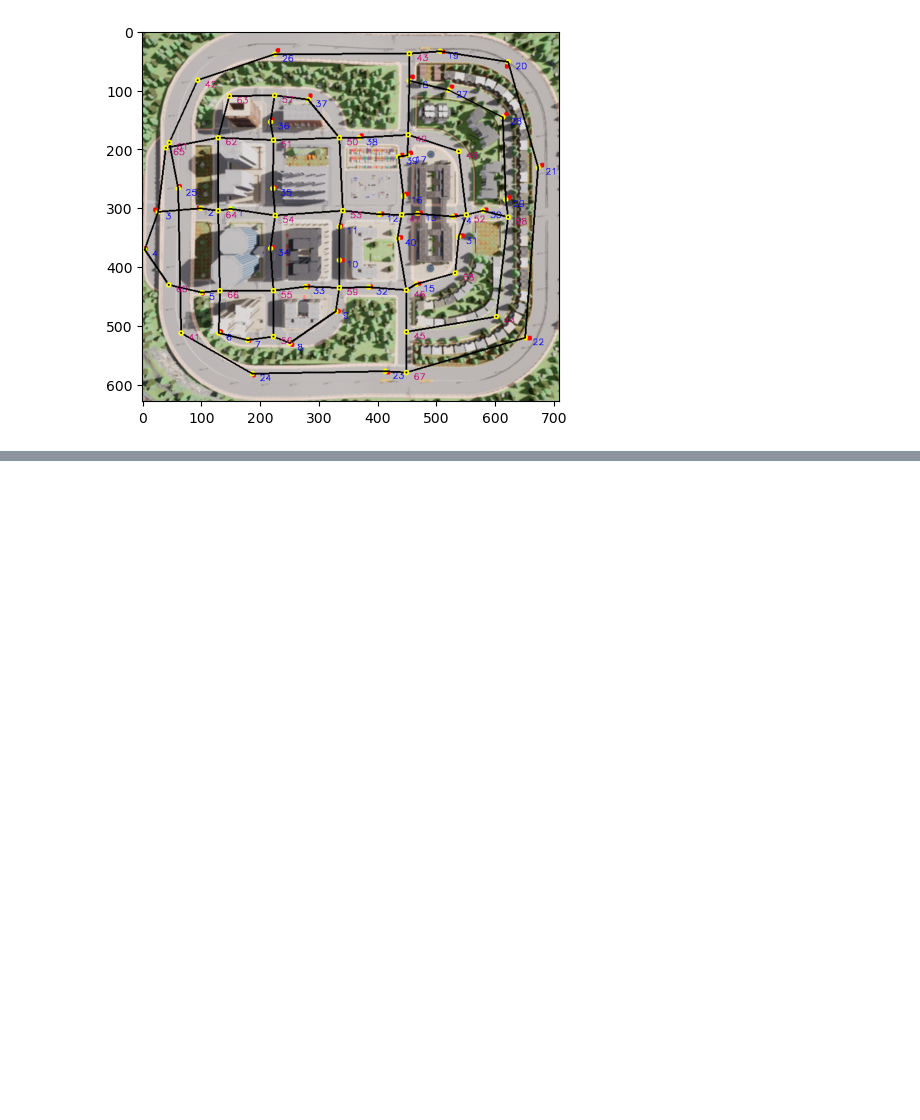
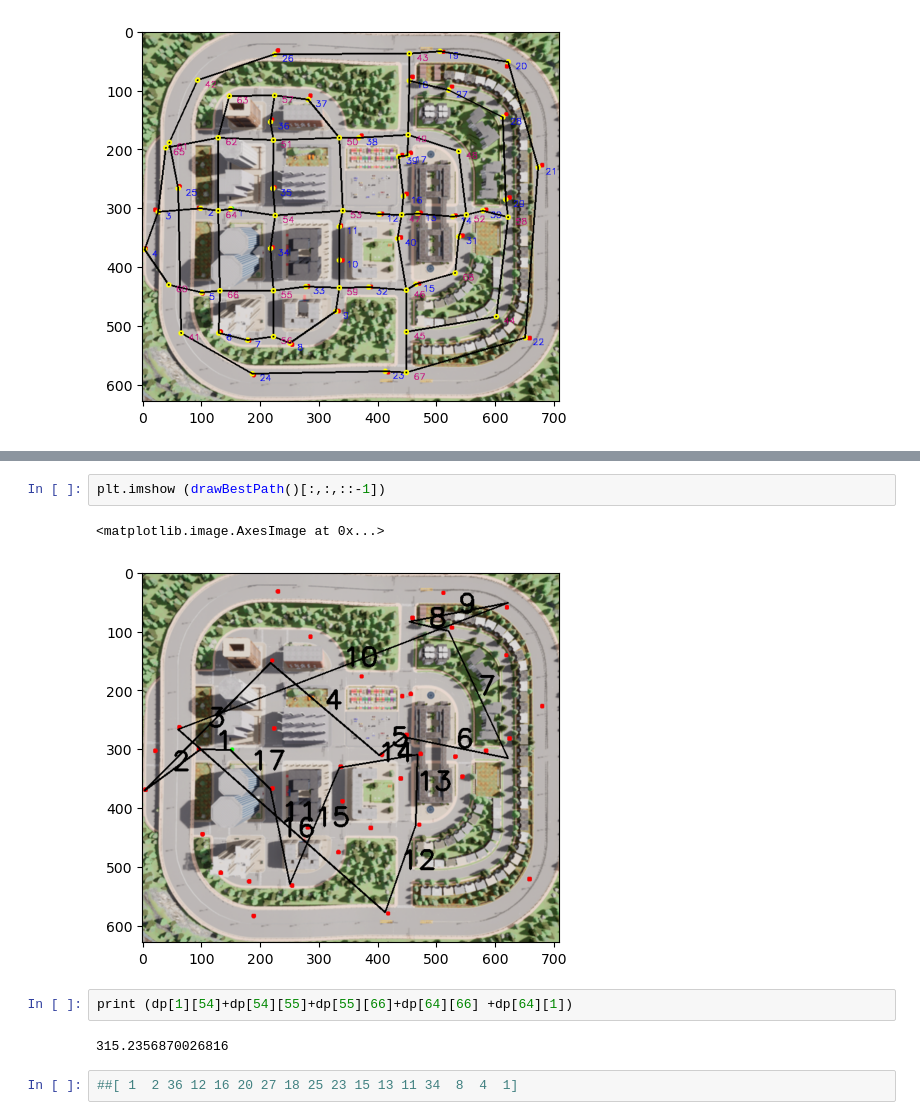
Before and after one commit to WelsonAA/shellpath, a Jupyter notebook: src/dallashNB.ipynb, the cells around one changed output, grey strips where cells are left out. Cells and saved outputs as stored; diff of their text form; blank space fills up the shorter version.

```diff
--- a/src/dallashNB.ipynb
+++ b/src/dallashNB.ipynb
@@ -300,0 +550,11 @@ dp[33][33]
+# %%
+plt.imshow (drawBestPath()[:,:,::-1])
+# %% [output]
+<matplotlib.image.AxesImage at 0x...>
+[figure, added]
+# %%
+print (dp[1][54]+dp[54][55]+dp[55][66]+dp[64][66] +dp[64][1])
+# %% [output]
+315.2356870026816
+# %%
+##[ 1  2 36 12 16 20 27 18 25 23 15 13 11 34  8  4  1]
```
Also changed, not shown: parts of 25 cells of this notebook.
